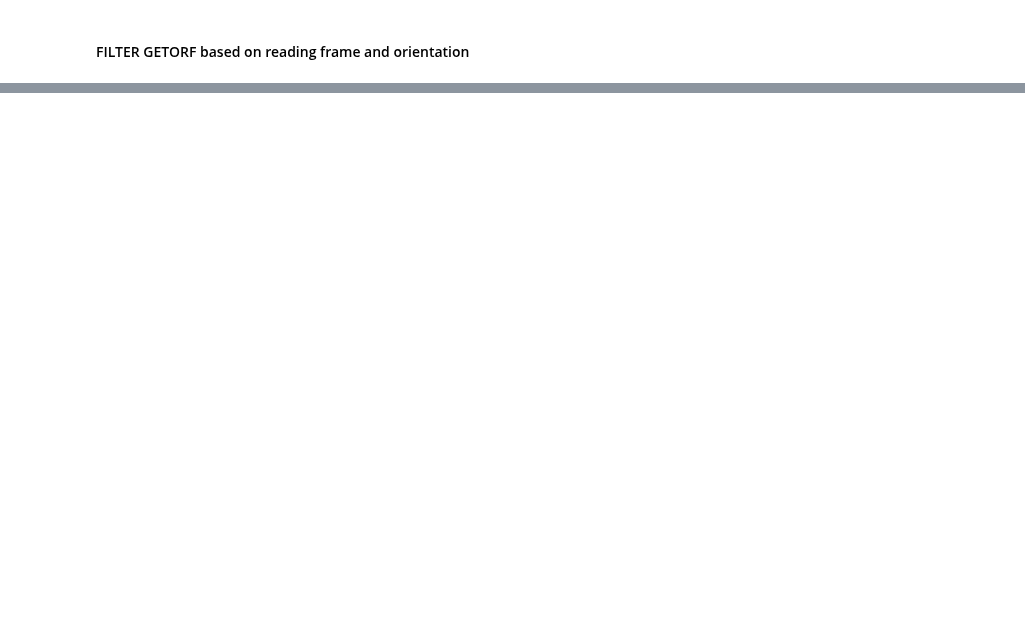
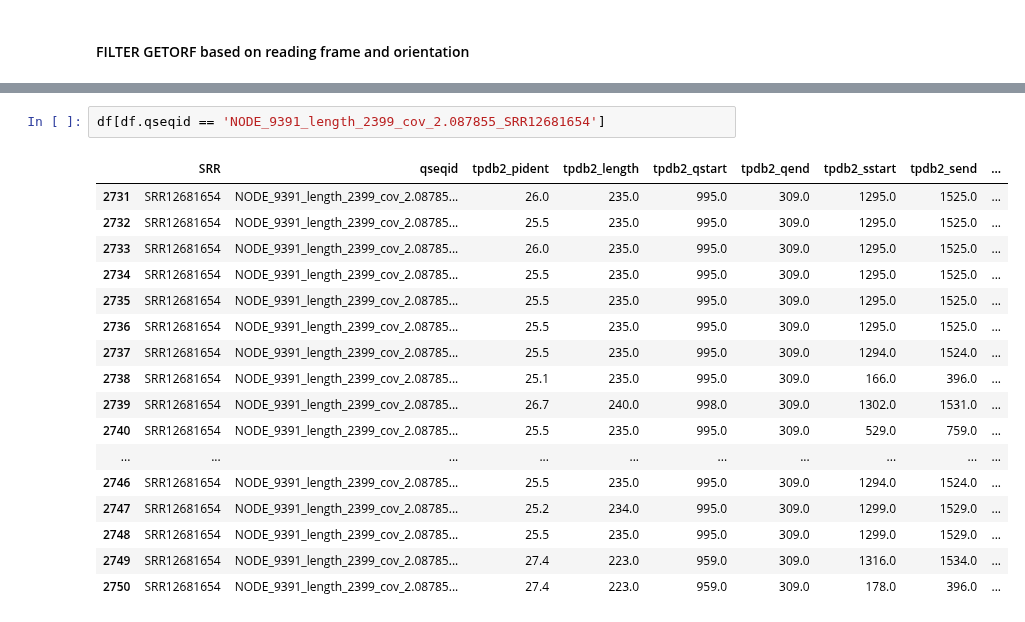
Before and after one commit to nezapajek/project-tobamo, a Jupyter notebook: analysis/whole_orf/04_diamond_results_x_getorf.ipynb, the cells around one changed output, grey strips where cells are left out. Drawn from its saved outputs; the diff is of its cells as text; blank space fills up the shorter version.

```diff
--- a/analysis/whole_orf/04_diamond_results_x_getorf.ipynb
+++ b/analysis/whole_orf/04_diamond_results_x_getorf.ipynb
@@ -148,0 +229,20 @@ filtered_getorf.to_csv('filtered_getorf.csv', index=False)
+# %%
+df[df.qseqid == 'NODE_9391_length_2399_cov_2.087855_SRR12681654']
+# %% [output]
+|  | SRR | qseqid | tpdb2_pident | tpdb2_length | tpdb2_qstart | tpdb2_qend | tpdb2_sstart | tpdb2_send | ... |
+| 2731 | SRR12681654 | NODE_9391_length_2399_cov_2.08785... | 26.0 | 235.0 | 995.0 | 309.0 | 1295.0 | 1525.0 | ... |
+| 2732 | SRR12681654 | NODE_9391_length_2399_cov_2.08785... | 25.5 | 235.0 | 995.0 | 309.0 | 1295.0 | 1525.0 | ... |
+| 2733 | SRR12681654 | NODE_9391_length_2399_cov_2.08785... | 26.0 | 235.0 | 995.0 | 309.0 | 1295.0 | 1525.0 | ... |
+| 2734 | SRR12681654 | NODE_9391_length_2399_cov_2.08785... | 25.5 | 235.0 | 995.0 | 309.0 | 1295.0 | 1525.0 | ... |
+| 2735 | SRR12681654 | NODE_9391_length_2399_cov_2.08785... | 25.5 | 235.0 | 995.0 | 309.0 | 1295.0 | 1525.0 | ... |
+| 2736 | SRR12681654 | NODE_9391_length_2399_cov_2.08785... | 25.5 | 235.0 | 995.0 | 309.0 | 1295.0 | 1525.0 | ... |
+| 2737 | SRR12681654 | NODE_9391_length_2399_cov_2.08785... | 25.5 | 235.0 | 995.0 | 309.0 | 1294.0 | 1524.0 | ... |
+| 2738 | SRR12681654 | NODE_9391_length_2399_cov_2.08785... | 25.1 | 235.0 | 995.0 | 309.0 | 166.0 | 396.0 | ... |
+| 2739 | SRR12681654 | NODE_9391_length_2399_cov_2.08785... | 26.7 | 240.0 | 998.0 | 309.0 | 1302.0 | 1531.0 | ... |
+| 2740 | SRR12681654 | NODE_9391_length_2399_cov_2.08785... | 25.5 | 235.0 | 995.0 | 309.0 | 529.0 | 759.0 | ... |
+| ... | ... | ... | ... | ... | ... | ... | ... | ... | ... |
+| 2746 | SRR12681654 | NODE_9391_length_2399_cov_2.08785... | 25.5 | 235.0 | 995.0 | 309.0 | 1294.0 | 1524.0 | ... |
+| 2747 | SRR12681654 | NODE_9391_length_2399_cov_2.08785... | 25.2 | 234.0 | 995.0 | 309.0 | 1299.0 | 1529.0 | ... |
+| 2748 | SRR12681654 | NODE_9391_length_2399_cov_2.08785... | 25.5 | 235.0 | 995.0 | 309.0 | 1299.0 | 1529.0 | ... |
+| 2749 | SRR12681654 | NODE_9391_length_2399_cov_2.08785... | 27.4 | 223.0 | 959.0 | 309.0 | 1316.0 | 1534.0 | ... |
+| 2750 | SRR12681654 | NODE_9391_length_2399_cov_2.08785... | 27.4 | 223.0 | 959.0 | 309.0 | 178.0 | 396.0 | ... |
```
Also changed, not shown: parts of 22 cells of this notebook, 3 other files.
